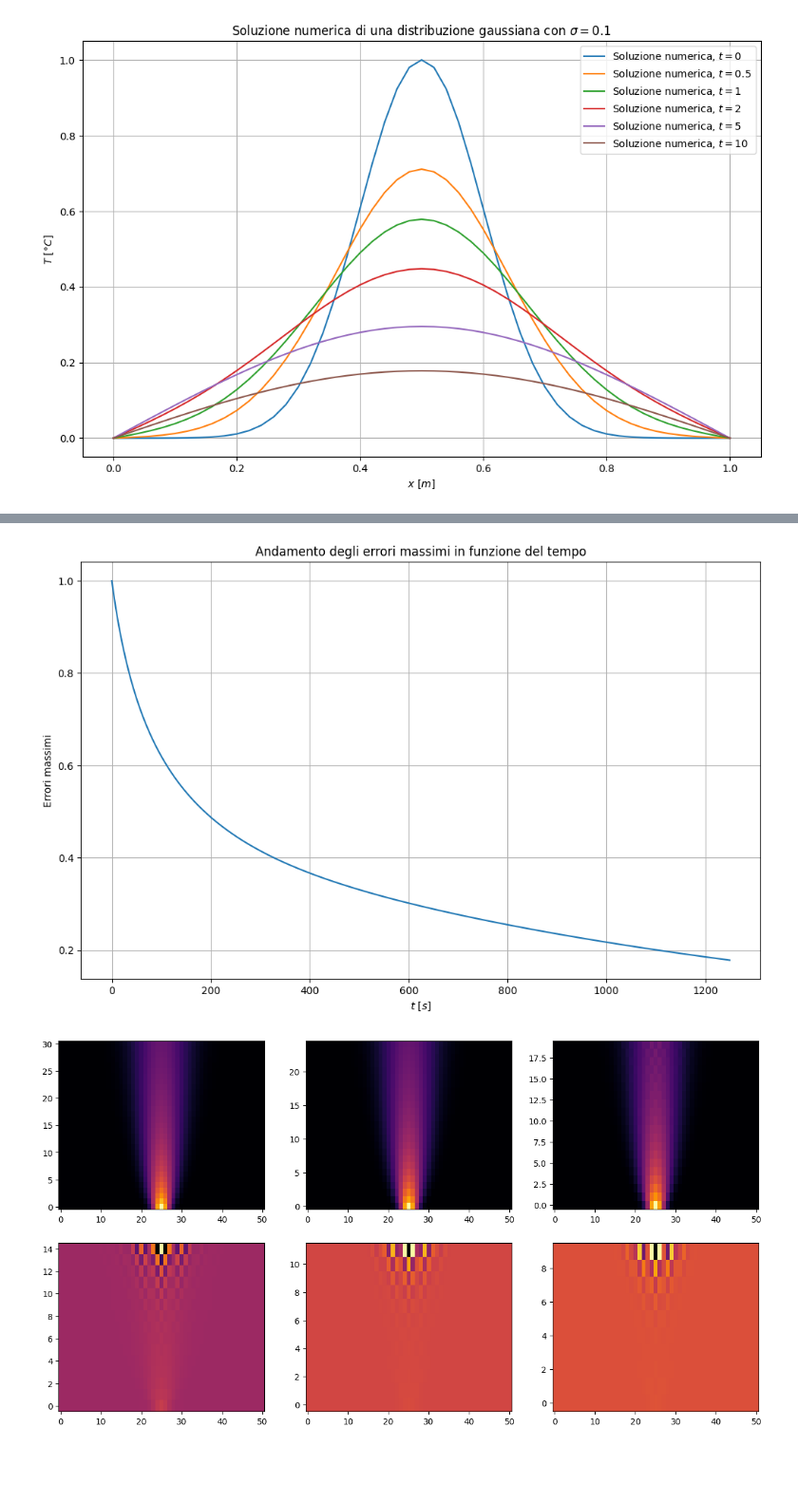
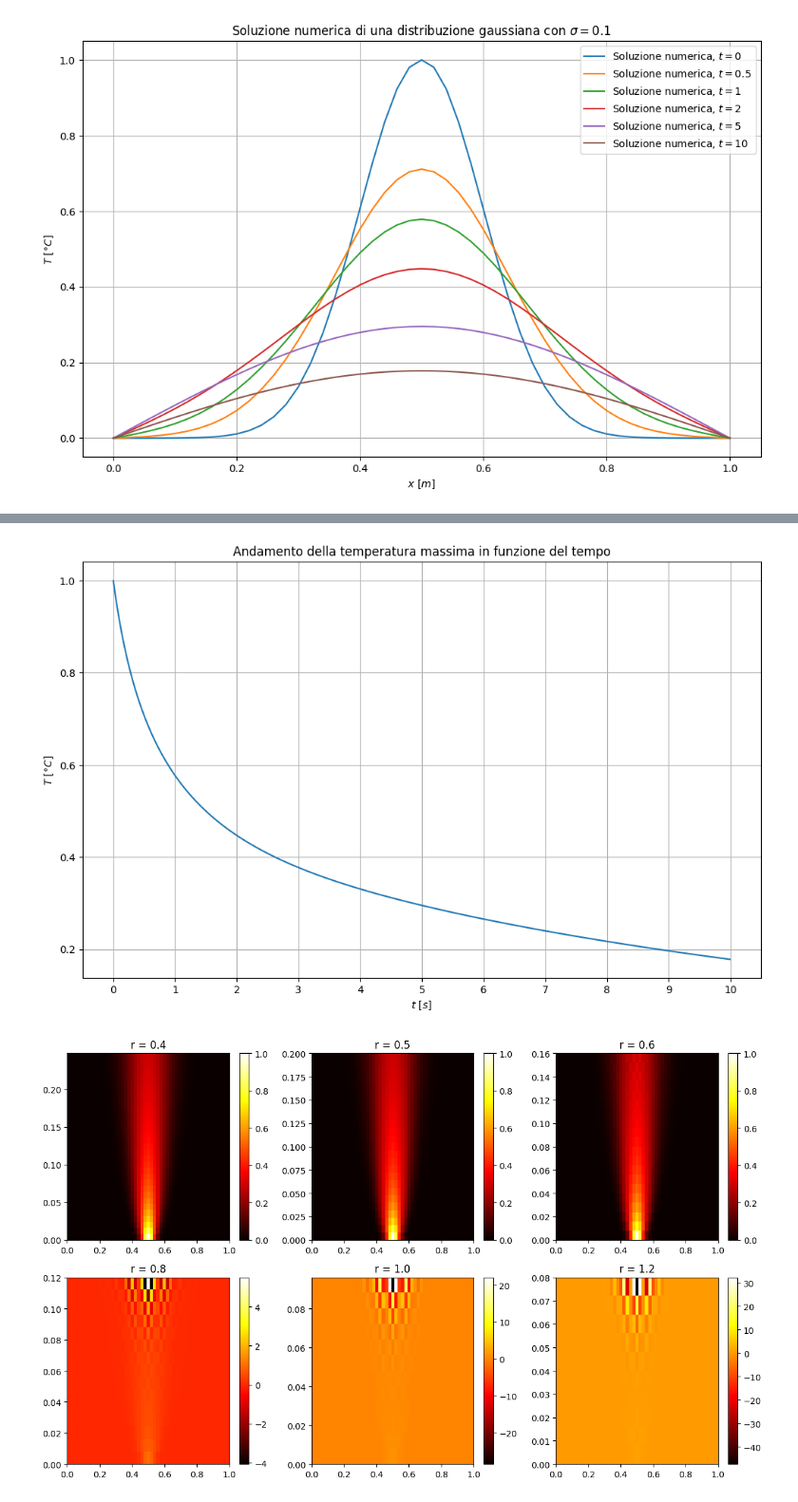
Before and after one commit to nicola-lamaddalena/computational_physics_course, a Jupyter notebook: ode/calore/main.ipynb, the cells around one changed output, grey strips where cells are left out. Shown at 95% size. Cells and saved outputs as stored; diff of their text form; code cells hidden in the pictures; blank space fills up the shorter version.

Commit message:
CALORE: correzione grafici; simulazione quasi completa: implementare errori in scala semi-logaritmica

```diff
--- a/ode/calore/main.ipynb
+++ b/ode/calore/main.ipynb
@@ -47,19 +47,22 @@ def ftcs(T0: float, Tl: float, Tr: float, x: list[float], t: float, dt: float, L
     return Ts
 
 Ts = ftcs(T0=1, Tl=0, Tr=0, x=xs, t=5, dt=dt, L=L, alpha=alpha, dx=dx)
+distr_sin = distribuzione_sin(T0=T0, x=xs, t=5, alpha=alpha, L=L)
+cmap = plt.cm.viridis
+times = [0.0, 0.5, 1.0, 2.0, 5.0]
 
-colors = ["orange", "red", "blue", "purple", "black"]
-rs = [0.0, 0.5, 1.0, 2.0, 5.0]
-for i in range(len(rs)):
-    riga = int(rs[i]/dt)
+for idx, t in enumerate(times):
+    riga = int(t/dt)
+    colore = cmap(idx / (len(times) - 1))
     if riga == 0:
-        plt.plot(xs, Ts[riga, :], "x", label=rf"Soluzione numerica, $t={i}$", color=colors[i])
+        plt.plot(xs, Ts[riga, :], label=rf"Soluzione numerica, $t={t}$", color=colore)
     else:
-        plt.plot(xs, Ts[riga-1, :], "x", label=rf"Soluzione numerica, $t={i}$", color=colors[i])
+        plt.plot(xs, Ts[riga-1, :], label=rf"Soluzione numerica, $t={t}$", color=colore)
 
-plt.plot(xs, distribuzione_sin(T0=T0, x=xs, t=5, alpha=alpha, L=L), label=r"Soluzione analitica, $t=5$", color="violet")
+plt.plot(xs, distr_sin, "*", label=r"Soluzione analitica, $t=5.0$", color="violet")
 plt.xlabel(r"$x\ [m]$")
 plt.ylabel(r"$T\ [°C]$")
+plt.title(r"Andamento del calore con distribuzione sinusoidale al variare di $t$")
 plt.grid()
 plt.legend()
 plt.show()
@@ -119,38 +131,49 @@ ts_max = []
 for tst in Ts1:
     ts_max.append(max(tst))
 
+time_ticks = [0, 1, 2, 3, 4, 5, 6, 7, 8, 9, 10]
+index_ticks = [t / dt for t in time_ticks]
+
+
 plt.plot(ts_max)
 plt.grid()
+plt.xticks(index_ticks, time_ticks)
 plt.xlabel(r"$t\ [s]$")
-plt.ylabel("Errori massimi")
-plt.title("Andamento degli errori massimi in funzione del tempo")
+plt.ylabel(r"$T\ [°C]$")
+plt.title("Andamento della temperatura massima in funzione del tempo")
 plt.show()
 # %% [output]
-[figure, old version]
+[figure, new version]
 # %%
 def ftcs2(T0: float, Tl: float, Tr: float, x: list[float], t: float, r: float, L: float, dx: float, alpha: float) -> list[float]:
     sigma = 0.03 * L
     dt = dx**2 * r / alpha
     steps = t / dt
     Ts = np.ones((int(steps), len(x)))
     Ts[0] = T0 * np.exp(-(x - L/2)**2 / (2 * sigma**2))
 
     for i in range(int(steps)-1):
         for j in range(1, len(xs)-1):
             Ts[i+1][j] = Ts[i][j] + r * (Ts[i][j+1] - 2*Ts[i][j] + Ts[i][j-1])
         Ts[i+1][0], Ts[i+1][-1] = Tl, Tr
     return Ts
 
-fig, axes = plt.subplots(2, 3, figsize=(15, 8))
-axes[0,0].imshow(ftcs2(T0=T0, Tl=0, Tr=0, x=xs, t=0.5, r=0.4, L=L, dx=dx, alpha=alpha), aspect="auto", origin="lower", cmap="inferno")
-axes[0,1].imshow(ftcs2(T0=T0, Tl=0, Tr=0, x=xs, t=0.5, r=0.5, L=L, dx=dx, alpha=alpha), aspect="auto", origin="lower", cmap="inferno")
-axes[0,2].imshow(ftcs2(T0=T0, Tl=0, Tr=0, x=xs, t=0.5, r=0.6, L=L, dx=dx, alpha=alpha), aspect="auto", origin="lower", cmap="inferno")
-axes[1,0].imshow(ftcs2(T0=T0, Tl=0, Tr=0, x=xs, t=0.5, r=0.8, L=L, dx=dx, alpha=alpha), aspect="auto", origin="lower", cmap="inferno")
-axes[1,1].imshow(ftcs2(T0=T0, Tl=0, Tr=0, x=xs, t=0.5, r=1.0, L=L, dx=dx, alpha=alpha), aspect="auto", origin="lower", cmap="inferno")
-axes[1,2].imshow(ftcs2(T0=T0, Tl=0, Tr=0, x=xs, t=0.5, r=1.2, L=L, dx=dx, alpha=alpha), aspect="auto", origin="lower", cmap="inferno")
+fig, axes = plt.subplots(2, 3)
+
+r_values = [0.4, 0.5, 0.6, 0.8, 1.0, 1.2]
+axes_flat = axes.flatten()
+
+for i, r_val in enumerate(r_values):
+    data = ftcs2(T0=T0, Tl=0, Tr=0, x=xs, t=0.5, r=r_val, L=L, dx=dx, alpha=alpha)
+    ext = [0, L, 0, len(data)*dt]
+    im = axes_flat[i].imshow(data, extent=ext, aspect="auto", origin="lower", cmap="hot")
+    axes_flat[i].set_title(f"r = {r_val}")
+    fig.colorbar(im, ax=axes_flat[i])
+
+plt.tight_layout()
 plt.show()
 # %% [output]
-[figure, old version]
+[figure, new version]
 # %%
 fig, axes = plt.subplots(2, 3)
 
```
Also changed, not shown: parts of 7 cells of this notebook.
